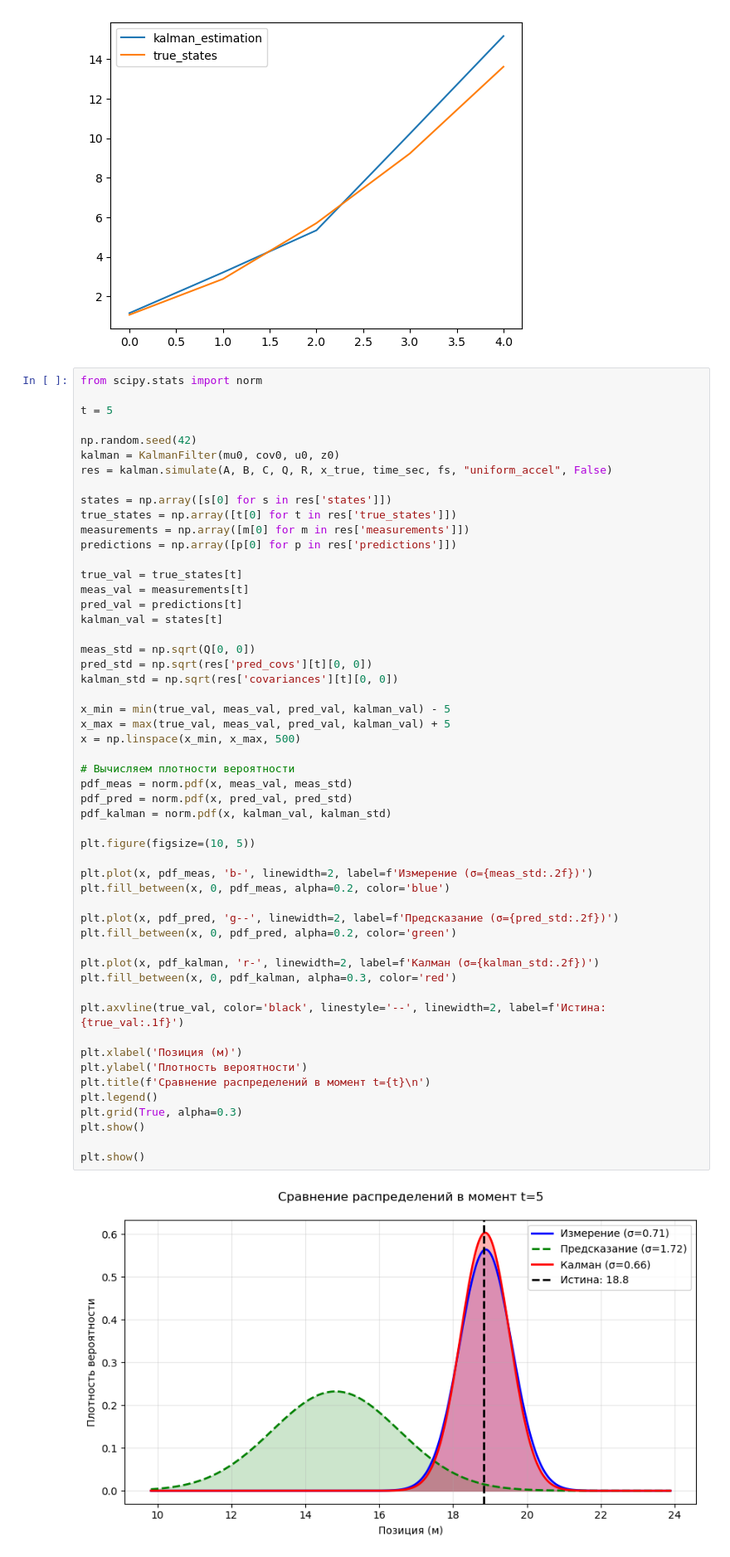
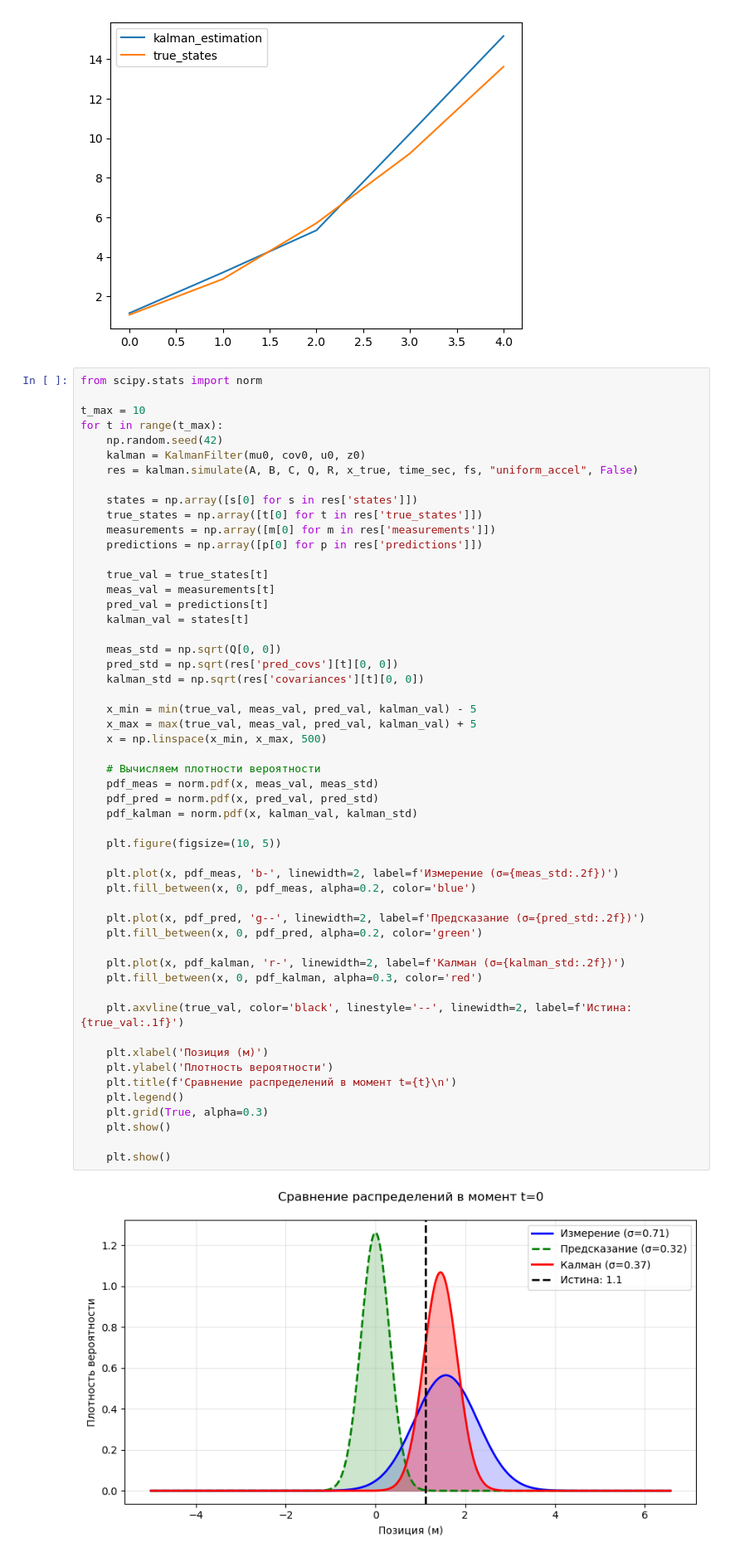
Before and after one commit to PavelKrWork/Monte_Carlo_robot_localization, a Jupyter notebook: Kalman_filter.ipynb, the cells around one changed output. Shown at 83% size. Saved outputs shown, nothing was run; the diff lists cells and outputs as text.

```diff
--- a/Kalman_filter.ipynb
+++ b/Kalman_filter.ipynb
@@ -61,55 +41,55 @@ plt.legend()
 # %%
 from scipy.stats import norm
 
-t = 5
+t_max = 10
+for t in range(t_max):
+    np.random.seed(42)
+    kalman = KalmanFilter(mu0, cov0, u0, z0)
+    res = kalman.simulate(A, B, C, Q, R, x_true, time_sec, fs, "uniform_accel", False)
 
-np.random.seed(42)
-kalman = KalmanFilter(mu0, cov0, u0, z0)
-res = kalman.simulate(A, B, C, Q, R, x_true, time_sec, fs, "uniform_accel", False)
+    states = np.array([s[0] for s in res['states']])
+    true_states = np.array([t[0] for t in res['true_states']])
+    measurements = np.array([m[0] for m in res['measurements']])
+    predictions = np.array([p[0] for p in res['predictions']])
 
-states = np.array([s[0] for s in res['states']])
-true_states = np.array([t[0] for t in res['true_states']])
-measurements = np.array([m[0] for m in res['measurements']])
-predictions = np.array([p[0] for p in res['predictions']])
+    true_val = true_states[t]
+    meas_val = measurements[t]
+    pred_val = predictions[t]
+    kalman_val = states[t]
 
-true_val = true_states[t]
-meas_val = measurements[t]
-pred_val = predictions[t]
-kalman_val = states[t]
+    meas_std = np.sqrt(Q[0, 0])
+    pred_std = np.sqrt(res['pred_covs'][t][0, 0])
+    kalman_std = np.sqrt(res['covariances'][t][0, 0])
 
-meas_std = np.sqrt(Q[0, 0])
-pred_std = np.sqrt(res['pred_covs'][t][0, 0])
-kalman_std = np.sqrt(res['covariances'][t][0, 0])
+    x_min = min(true_val, meas_val, pred_val, kalman_val) - 5
+    x_max = max(true_val, meas_val, pred_val, kalman_val) + 5
+    x = np.linspace(x_min, x_max, 500)
 
-x_min = min(true_val, meas_val, pred_val, kalman_val) - 5
-x_max = max(true_val, meas_val, pred_val, kalman_val) + 5
-x = np.linspace(x_min, x_max, 500)
+    # Вычисляем плотности вероятности
+    pdf_meas = norm.pdf(x, meas_val, meas_std)
+    pdf_pred = norm.pdf(x, pred_val, pred_std)
+    pdf_kalman = norm.pdf(x, kalman_val, kalman_std)
 
-# Вычисляем плотности вероятности
-pdf_meas = norm.pdf(x, meas_val, meas_std)
-pdf_pred = norm.pdf(x, pred_val, pred_std)
-pdf_kalman = norm.pdf(x, kalman_val, kalman_std)
+    plt.figure(figsize=(10, 5))
 
-plt.figure(figsize=(10, 5))
+    plt.plot(x, pdf_meas, 'b-', linewidth=2, label=f'Измерение (σ={meas_std:.2f})')
+    plt.fill_between(x, 0, pdf_meas, alpha=0.2, color='blue')
 
-plt.plot(x, pdf_meas, 'b-', linewidth=2, label=f'Измерение (σ={meas_std:.2f})')
-plt.fill_between(x, 0, pdf_meas, alpha=0.2, color='blue')
+    plt.plot(x, pdf_pred, 'g--', linewidth=2, label=f'Предсказание (σ={pred_std:.2f})')
+    plt.fill_between(x, 0, pdf_pred, alpha=0.2, color='green')
 
-plt.plot(x, pdf_pred, 'g--', linewidth=2, label=f'Предсказание (σ={pred_std:.2f})')
-plt.fill_between(x, 0, pdf_pred, alpha=0.2, color='green')
+    plt.plot(x, pdf_kalman, 'r-', linewidth=2, label=f'Калман (σ={kalman_std:.2f})')
+    plt.fill_between(x, 0, pdf_kalman, alpha=0.3, color='red')
 
-plt.plot(x, pdf_kalman, 'r-', linewidth=2, label=f'Калман (σ={kalman_std:.2f})')
-plt.fill_between(x, 0, pdf_kalman, alpha=0.3, color='red')
+    plt.axvline(true_val, color='black', linestyle='--', linewidth=2, label=f'Истина: {true_val:.1f}')
 
-plt.axvline(true_val, color='black', linestyle='--', linewidth=2, label=f'Истина: {true_val:.1f}')
+    plt.xlabel('Позиция (м)')
+    plt.ylabel('Плотность вероятности')
+    plt.title(f'Сравнение распределений в момент t={t}\n')
+    plt.legend()
+    plt.grid(True, alpha=0.3)
+    plt.show()
 
-plt.xlabel('Позиция (м)')
-plt.ylabel('Плотность вероятности')
-plt.title(f'Сравнение распределений в момент t={t}\n')
-plt.legend()
-plt.grid(True, alpha=0.3)
-plt.show()
-
-plt.show()
+    plt.show()
 # %% [output]
-[figure, old version]
+[figure, new version]
```
Also changed, not shown: parts of 3 cells of this notebook, 3 other files.
